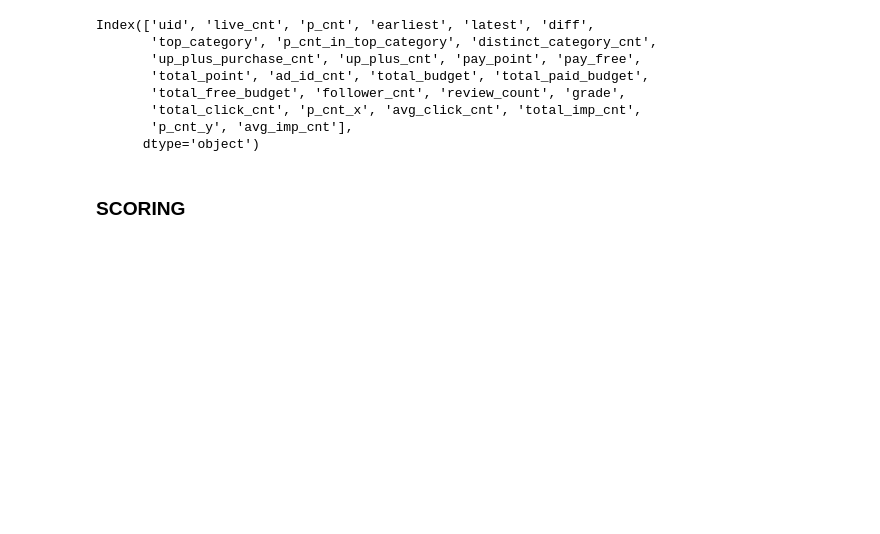
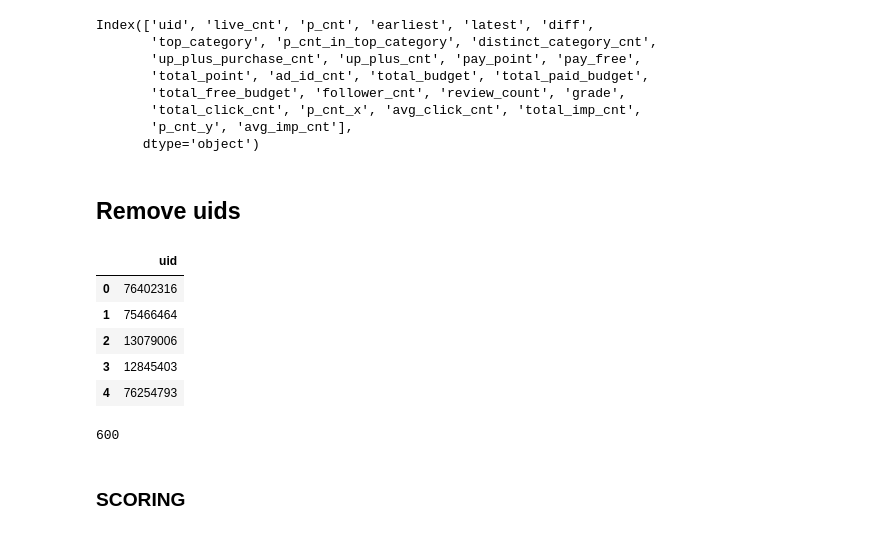
Before and after one commit to qkrtjdud1017/analytics, a Jupyter notebook: 파워셀러 분석/파워셀러 분석-비교.ipynb, the cells around one changed output. Saved outputs shown, nothing was run; the diff lists cells and outputs as text; code cells hidden in the pictures; blank space fills up the shorter version.

```diff
--- a/파워셀러 분석/파워셀러 분석-비교.ipynb
+++ b/파워셀러 분석/파워셀러 분석-비교.ipynb
@@ -215,3 +216,19 @@ Index(['uid', 'live_cnt', 'p_cnt', 'earliest', 'latest', 'diff',
       dtype='object')
 # %%
 df = df.fillna(0)
+# %% [markdown]
+## Remove uids
+# %%
+exclude = pd.read_csv('exclude_uid.csv')
+exclude.head()
+# %% [output]
+|  | uid |
+| 0 | 76402316 |
+| 1 | 75466464 |
+| 2 | 13079006 |
+| 3 | 12845403 |
+| 4 | 76254793 |
+# %%
+len(exclude)
+# %% [output]
+600
```
Also changed, not shown: parts of 11 cells of this notebook, 1 other file.
